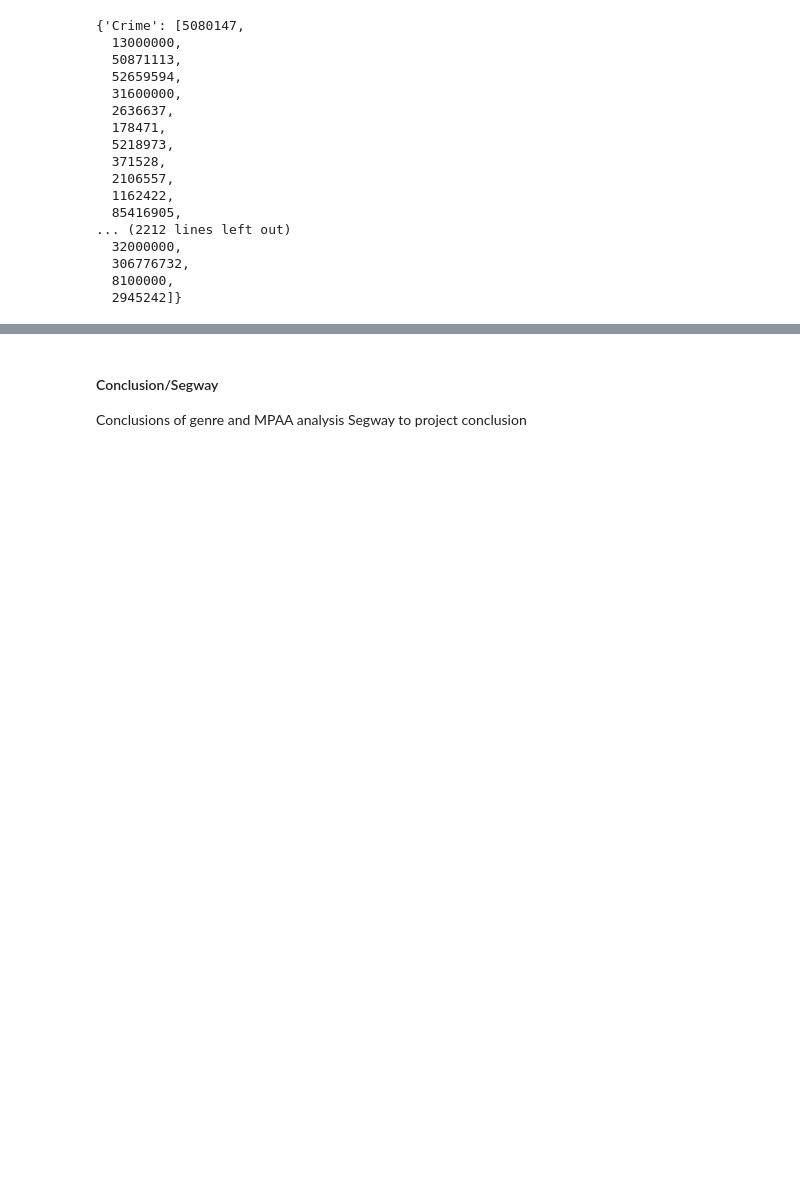
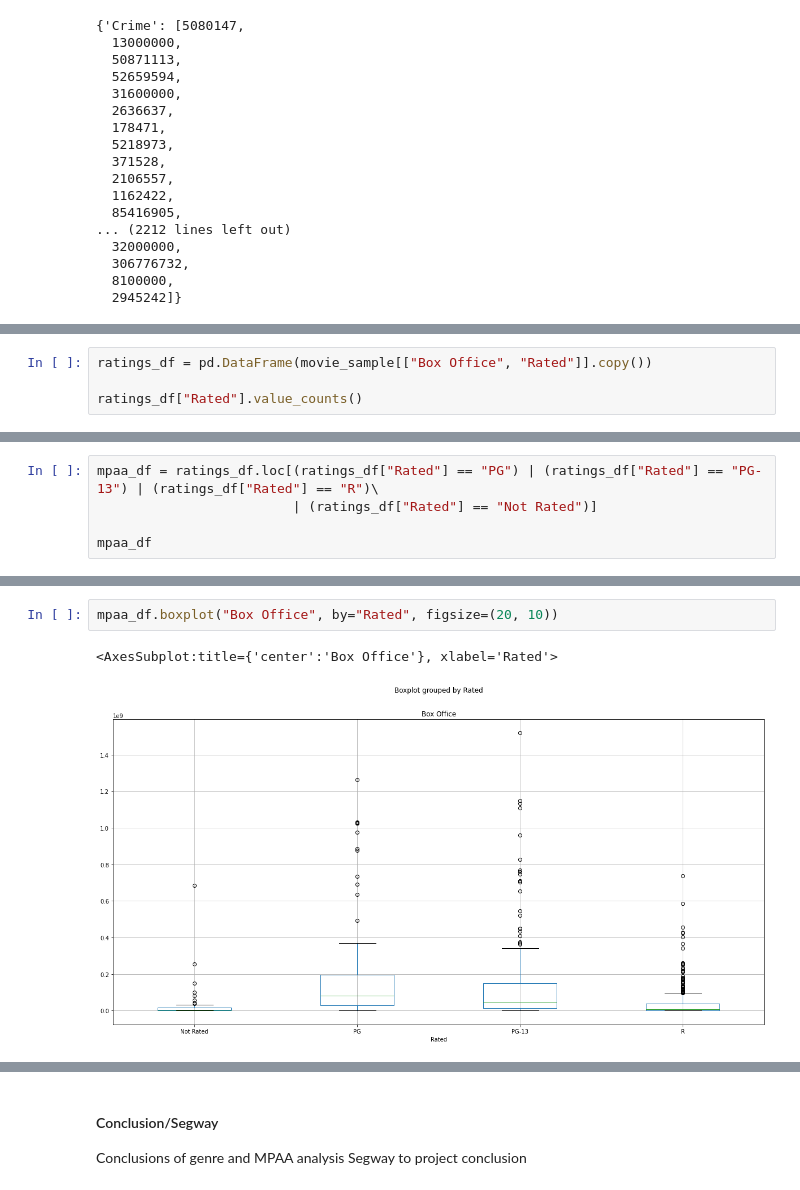
Before and after one commit to kellrow80/Project-1, a Jupyter notebook: Movie_DataQuest.ipynb, the cells around one changed output, grey strips where cells are left out. Drawn from its saved outputs; the diff is of its cells as text; blank space fills up the shorter version.

```diff
--- a/Movie_DataQuest.ipynb
+++ b/Movie_DataQuest.ipynb
@@ -705,0 +779,4 @@ genreDictionary
+# %%
+ratings_df = pd.DataFrame(movie_sample[["Box Office", "Rated"]].copy())
+
+ratings_df["Rated"].value_counts()
@@ -705,0 +796,5 @@ genreDictionary
+# %%
+mpaa_df = ratings_df.loc[(ratings_df["Rated"] == "PG") | (ratings_df["Rated"] == "PG-13") | (ratings_df["Rated"] == "R")\
+                         | (ratings_df["Rated"] == "Not Rated")]
+
+mpaa_df
@@ -705,0 +815,5 @@ genreDictionary
+# %%
+mpaa_df.boxplot("Box Office", by="Rated", figsize=(20, 10))
+# %% [output]
+<AxesSubplot:title={'center':'Box Office'}, xlabel='Rated'>
+[figure, added]
```
Also changed, not shown: parts of 8 cells of this notebook.
